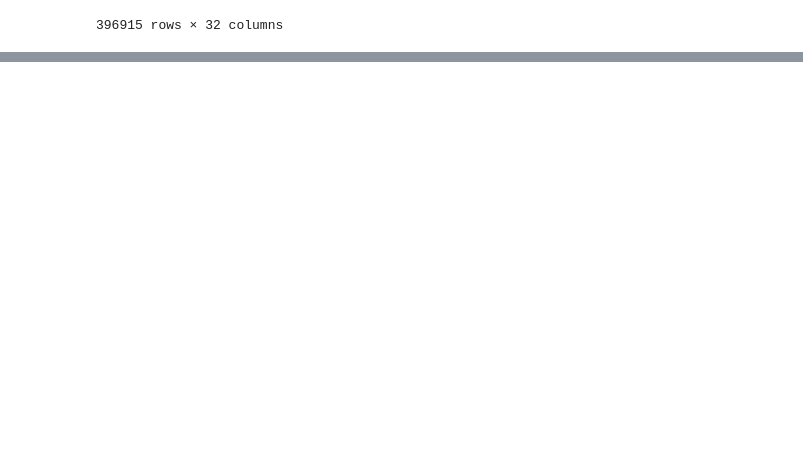
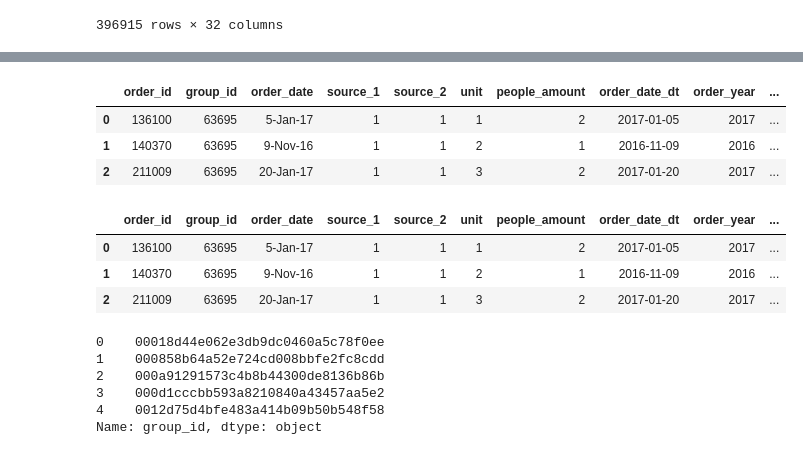
Before and after one commit to HuangKY/t_brain_ai, a Jupyter notebook: analysis/sleeping1013/variables_derivation.ipynb, the cells around one changed output, grey strips where cells are left out. Drawn from its saved outputs; the diff is of its cells as text; code cells hidden in the pictures; blank space fills up the shorter version.

```diff
--- a/analysis/sleeping1013/variables_derivation.ipynb
+++ b/analysis/sleeping1013/variables_derivation.ipynb
@@ -150,8 +150,13 @@ df_total_travel_time.describe()
 | 75% | 0 days 04:35:00 | 0 days 04:50:00 |
 | max | 365 days 17:40:00 | 1 days 15:25:00 |
 # %%
+df_total_travel_time = df_total_travel_time.reset_index()
+df_total_travel_time['group_id'] = df_total_travel_time.group_id.apply(str)
+df_route_num = df_route_num.reset_index()
+df_route_num['group_id'] = df_route_num.group_id.apply(str)
 tmp = airline_data[airline_data['go_back']=='go'].sort_values(by='fly_time')
 df_airline_fly_time = tmp.groupby('group_id').first().reset_index()[['group_id', 'fly_time']]
+df_airline_fly_time['group_id'] = df_airline_fly_time.group_id.apply(str)
 # %% [markdown]
 > need to fix the cross year trip
 # %%
@@ -223,0 +255,15 @@ df_predictors.drop(['order_date_dt','begin_date_dt','end_date_dt'], axis=1)
+# %%
+tmp = pd.merge(order_data[order_data['group_id']=='63695'], df_total_travel_time, on='group_id', how='left')
+tmp
+# %% [output]
+|  | order_id | group_id | order_date | source_1 | source_2 | unit | people_amount | order_date_dt | order_year | ... |
+| 0 | 136100 | 63695 | 5-Jan-17 | 1 | 1 | 1 | 2 | 2017-01-05 | 2017 | ... |
+| 1 | 140370 | 63695 | 9-Nov-16 | 1 | 1 | 2 | 1 | 2016-11-09 | 2016 | ... |
+| 2 | 211009 | 63695 | 20-Jan-17 | 1 | 1 | 3 | 2 | 2017-01-20 | 2017 | ... |
+# %%
+order_data[order_data['group_id']=='63695']
+# %% [output]
+|  | order_id | group_id | order_date | source_1 | source_2 | unit | people_amount | order_date_dt | order_year | ... |
+| 0 | 136100 | 63695 | 5-Jan-17 | 1 | 1 | 1 | 2 | 2017-01-05 | 2017 | ... |
+| 1 | 140370 | 63695 | 9-Nov-16 | 1 | 1 | 2 | 1 | 2016-11-09 | 2016 | ... |
+| 2 | 211009 | 63695 | 20-Jan-17 | 1 | 1 | 3 | 2 | 2017-01-20 | 2017 | ... |
@@ -223,0 +272,9 @@ df_predictors.drop(['order_date_dt','begin_date_dt','end_date_dt'], axis=1)
+# %%
+df_total_travel_time['group_id'].head()
+# %% [output]
+0    00018d44e062e3db9dc0460a5c78f0ee
+1    000858b64a52e724cd008bbfe2fc8cdd
+2    000a91291573c4b8b44300de8136b86b
+3    000d1cccbb593a8210840a43457aa5e2
+4    0012d75d4bfe483a414b09b50b548f58
+Name: group_id, dtype: object
```
Also changed, not shown: parts of 7 cells of this notebook, 7 other files.
